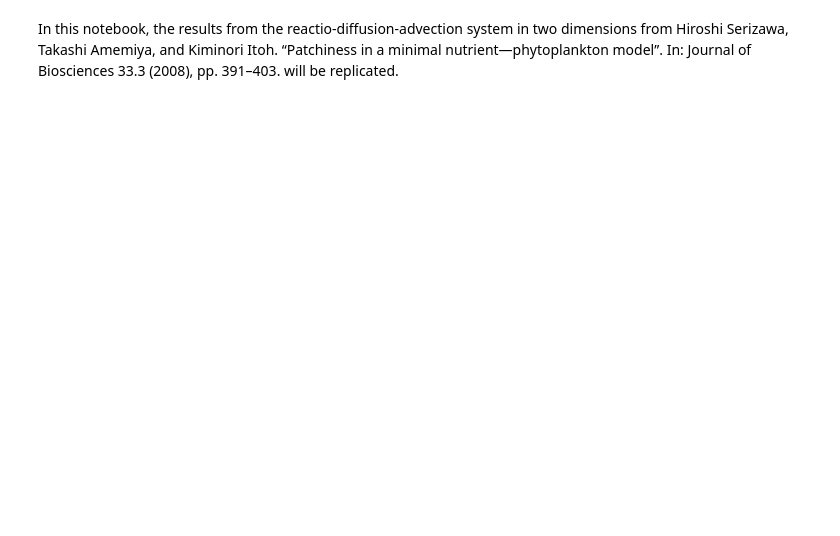
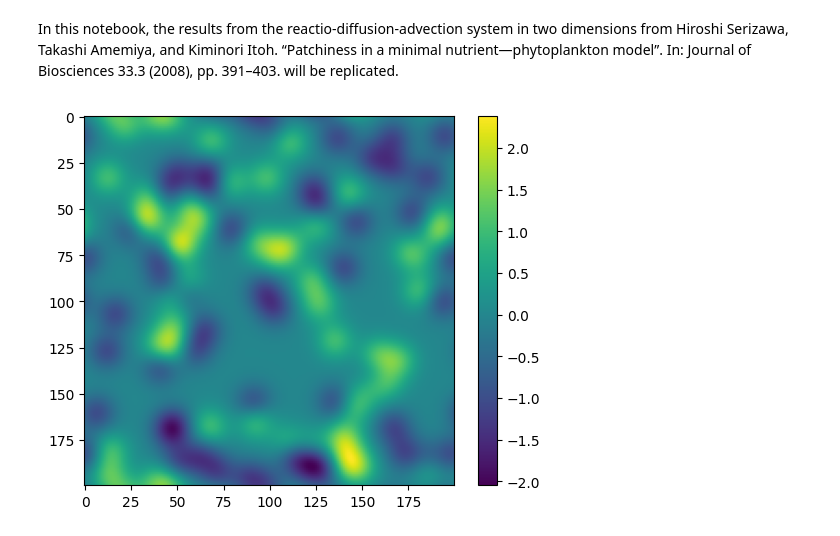
Before and after one commit to AlonsoFernandezVM/Pattern-formation-in-a-phytoplankton-population-based-on-stochastic-models-of-the-ocean-turbulence, a Jupyter notebook: notebooks/non_constant_nutrient_influx.ipynb, the cells around one changed output. Cells and saved outputs as stored; diff of their text form; code cells hidden in the pictures; blank space fills up the shorter version.

```diff
--- a/notebooks/non_constant_nutrient_influx.ipynb
+++ b/notebooks/non_constant_nutrient_influx.ipynb
@@ -208,5 +233,11 @@ new_sigma = [1,-1]
 
 phi = stream(X, Y, new_x_centres, new_y_centres, r_0, new_sigma)
+# %%
+plt.imshow(psi)
+plt.colorbar()
+plt.show()
+# %% [output]
+[figure, added]
 # %%
 plt.imshow(phi)
 plt.colorbar()
```
Also changed, not shown: parts of 16 cells of this notebook.
